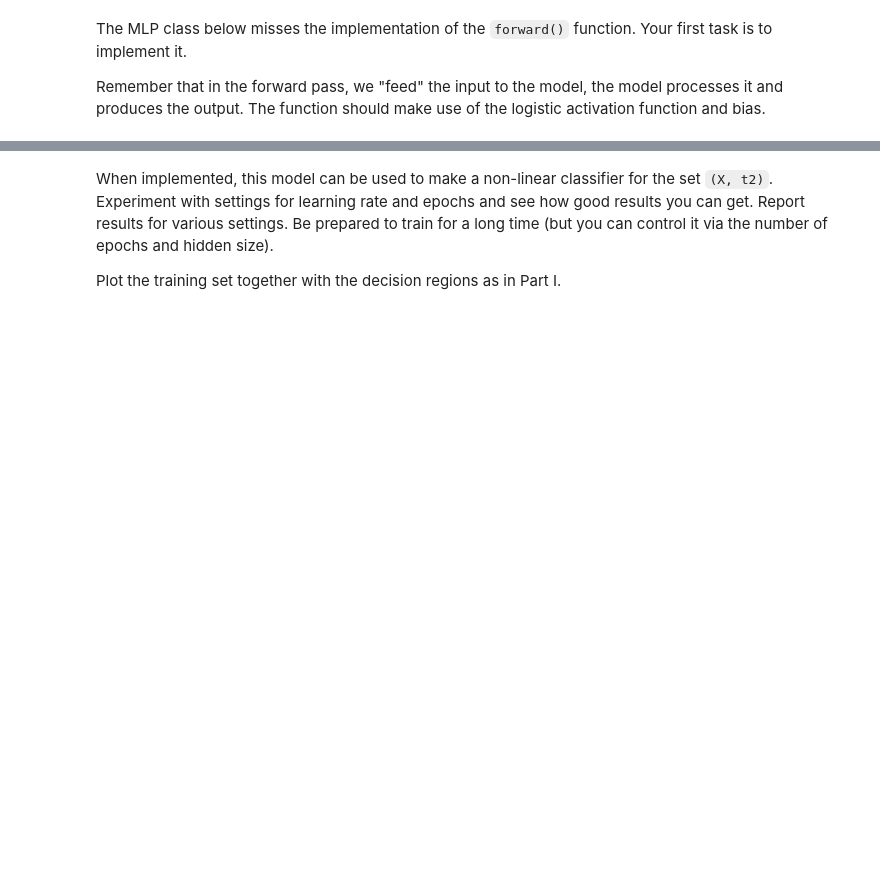
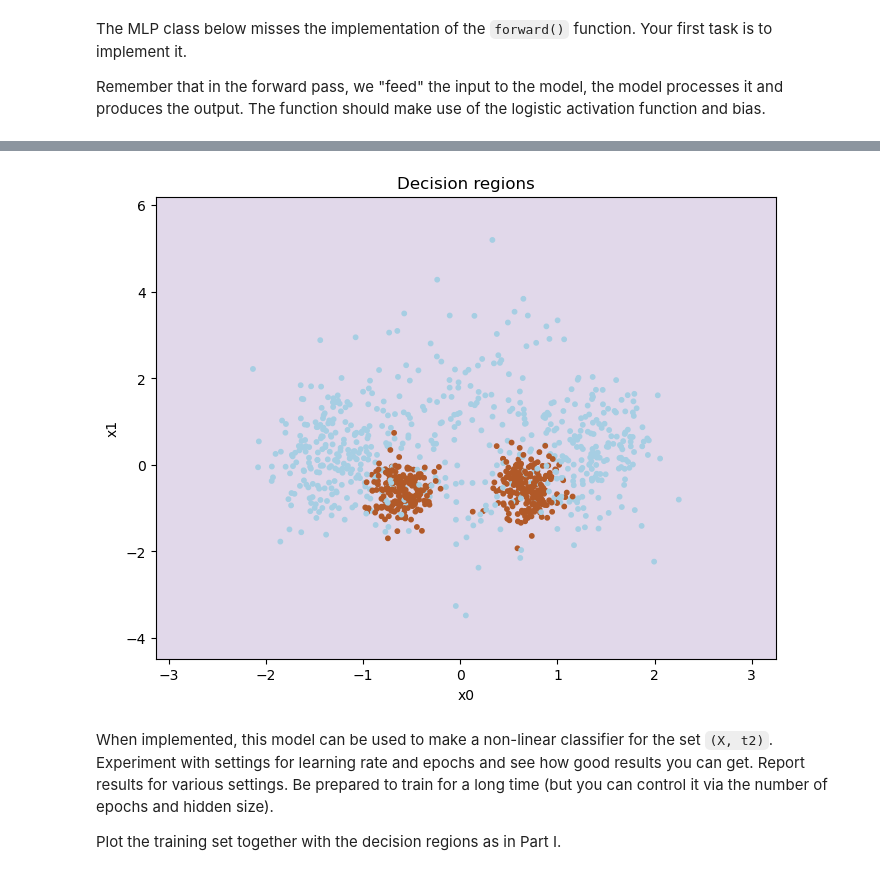
Before and after one commit to EliasTRuud/IN4050, a Jupyter notebook: Obligs/Assignment2/in4050_2024_assignment2.ipynb, the cells around one changed output, grey strips where cells are left out. Cells and saved outputs as stored; diff of their text form; code cells hidden in the pictures; blank space fills up the shorter version.

```diff
--- a/Obligs/Assignment2/in4050_2024_assignment2.ipynb
+++ b/Obligs/Assignment2/in4050_2024_assignment2.ipynb
@@ -876,3 +1029,12 @@ Mean acc: 0.20, std_dev: 0.03 for 10 runs
+# %%
+# plot boundaries
+
+plot_decision_regions(X_train, t2_train, clf=model)
+plt.show()
+
+# does not seemd to work well, and loss function just oscialttes like crazy.
+# %% [output]
+[figure, added]
 # %% [markdown]
 When implemented, this model can be used to make a non-linear classifier for the set `(X, t2)`. Experiment with settings for learning rate and epochs and see how good results you can get.
 Report results for various settings. Be prepared to train for a long time (but you can control it via the number of epochs and hidden size).
```
Also changed, not shown: parts of 10 cells of this notebook, 2 other files.
